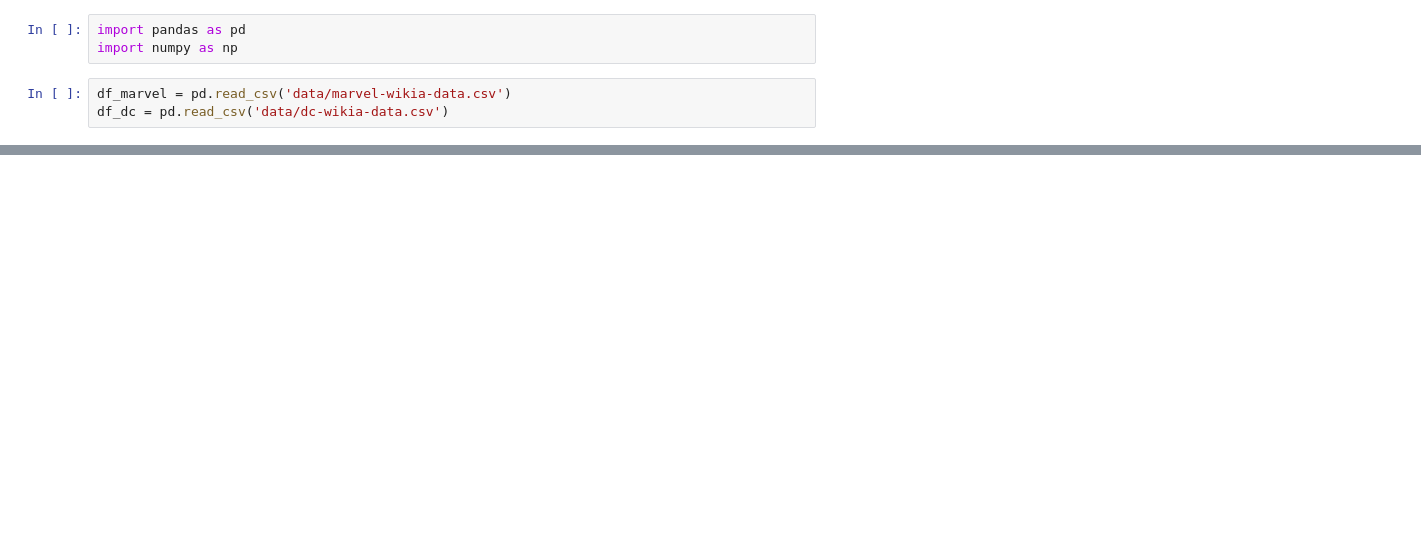
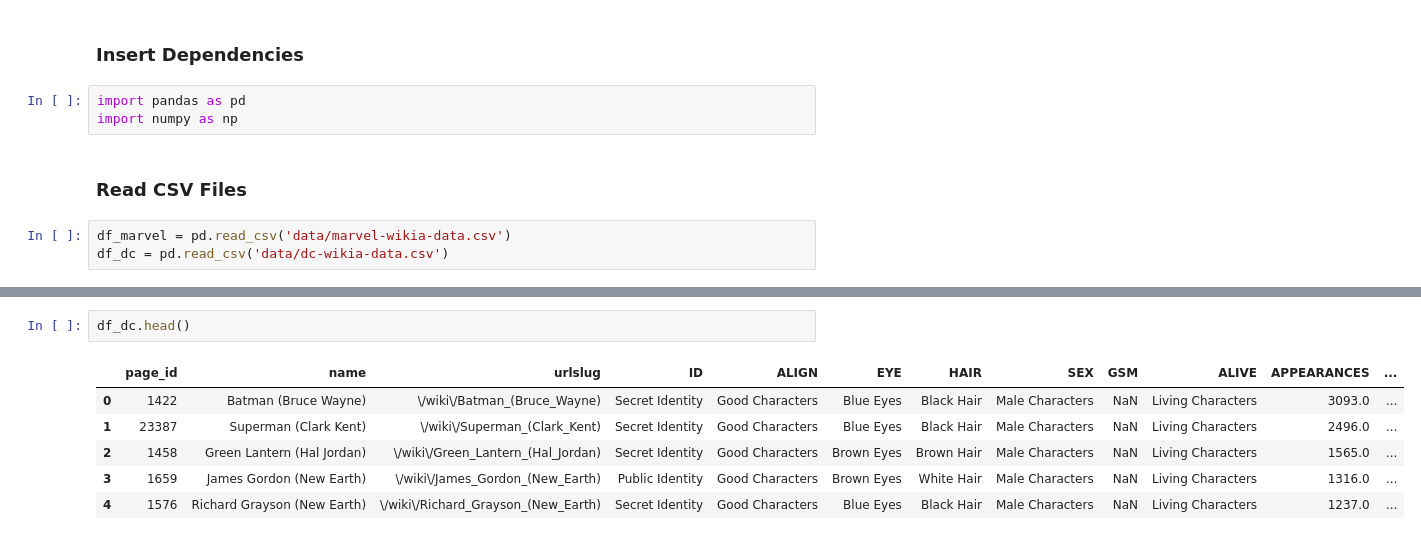
Before and after one commit to jgkiang/Project-4, a Jupyter notebook: MarvelvsDC.ipynb, the cells around one changed output, grey strips where cells are left out. Saved outputs shown, nothing was run; the diff lists cells and outputs as text; blank space fills up the shorter version.

```diff
--- a/MarvelvsDC.ipynb
+++ b/MarvelvsDC.ipynb
@@ -1,6 +1,10 @@
+# %% [markdown]
+### Insert Dependencies
 # %%
 import pandas as pd
 import numpy as np
+# %% [markdown]
+### Read CSV Files
 # %%
 df_marvel = pd.read_csv('data/marvel-wikia-data.csv')
 df_dc = pd.read_csv('data/dc-wikia-data.csv')
@@ -13,4 +17,13 @@ df_marvel.head()
 | 2 | 64786 | Wolverine (James \"Logan\" Howlett) | \/Wolverine_(James_%22Logan%22_Ho... | Public Identity | Neutral Characters | Blue Eyes | Black Hair | Male Characters | NaN | Living Characters | 3061.0 | ... |
 | 3 | 1868 | Iron Man (Anthony \"Tony\" Stark) | \/Iron_Man_(Anthony_%22Tony%22_St... | Public Identity | Good Characters | Blue Eyes | Black Hair | Male Characters | NaN | Living Characters | 2961.0 | ... |
 | 4 | 2460 | Thor (Thor Odinson) | \/Thor_(Thor_Odinson) | No Dual Identity | Good Characters | Blue Eyes | Blond Hair | Male Characters | NaN | Living Characters | 2258.0 | ... |
+# %%
+df_dc.head()
+# %% [output]
+|  | page_id | name | urlslug | ID | ALIGN | EYE | HAIR | SEX | GSM | ALIVE | APPEARANCES | ... |
+| 0 | 1422 | Batman (Bruce Wayne) | \/wiki\/Batman_(Bruce_Wayne) | Secret Identity | Good Characters | Blue Eyes | Black Hair | Male Characters | NaN | Living Characters | 3093.0 | ... |
+| 1 | 23387 | Superman (Clark Kent) | \/wiki\/Superman_(Clark_Kent) | Secret Identity | Good Characters | Blue Eyes | Black Hair | Male Characters | NaN | Living Characters | 2496.0 | ... |
+| 2 | 1458 | Green Lantern (Hal Jordan) | \/wiki\/Green_Lantern_(Hal_Jordan) | Secret Identity | Good Characters | Brown Eyes | Brown Hair | Male Characters | NaN | Living Characters | 1565.0 | ... |
+| 3 | 1659 | James Gordon (New Earth) | \/wiki\/James_Gordon_(New_Earth) | Public Identity | Good Characters | Brown Eyes | White Hair | Male Characters | NaN | Living Characters | 1316.0 | ... |
+| 4 | 1576 | Richard Grayson (New Earth) | \/wiki\/Richard_Grayson_(New_Earth) | Secret Identity | Good Characters | Blue Eyes | Black Hair | Male Characters | NaN | Living Characters | 1237.0 | ... |
 # %%
```
Also changed, not shown: parts of 69 cells of this notebook.
